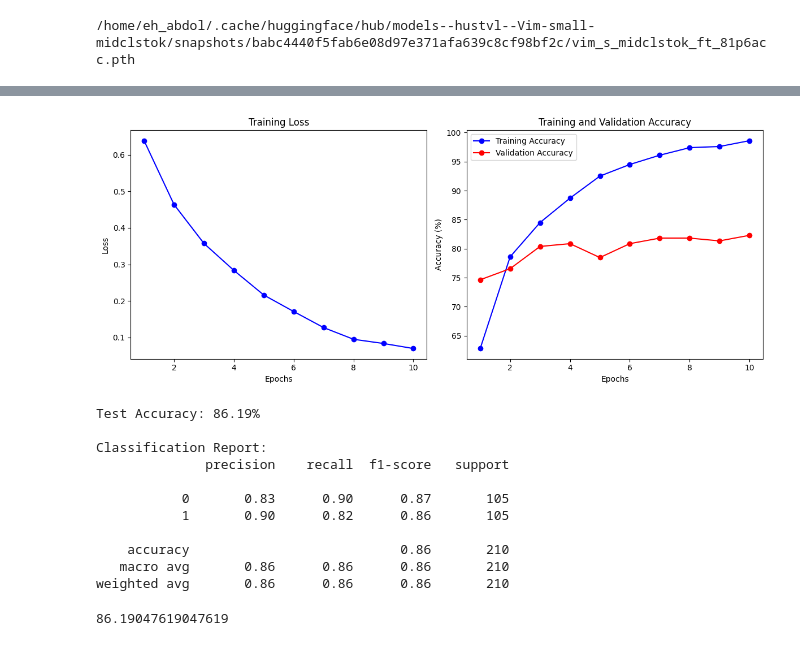
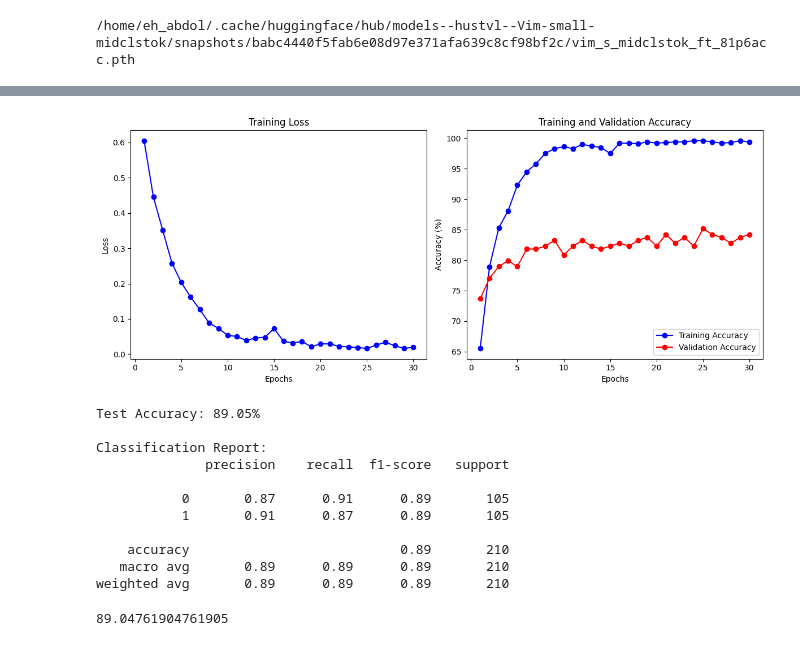
Before and after one commit to eaca89/Vim-Fine-Tuned, a Jupyter notebook: fine-tune.ipynb, the cells around one changed output, grey strips where cells are left out. Cells and saved outputs as stored; diff of their text form; code cells hidden in the pictures.

```diff
--- a/fine-tune.ipynb
+++ b/fine-tune.ipynb
@@ -343,5 +344,5 @@ def plot_training_curves(train_losses, train_accs, val_accs):
 
 # Fine-tune the model
 train_model(model, train_loader, validation_loader,
-            criterion, optimizer, num_epochs=10)
+            criterion, optimizer, num_epochs=30)
 # %% [output]
@@ -358,5 +365,5 @@ Epoch [10/10], Loss: 0.0699, Train Accuracy: 98.60%, Validation Accuracy: 82.30%
 Finished Training
-[figure, old version]
+[figure, new version]
 # %%
 from sklearn.metrics import classification_report
 
@@ -396,15 +403,15 @@ def test_model(model, test_loader, device='cuda'):
 # Test the model
 test_model(model, test_loader)  # Assuming 10 classes
 # %% [output]
-Test Accuracy: 86.19%
+Test Accuracy: 89.05%
 
 Classification Report:
               precision    recall  f1-score   support
 
-           0       0.83      0.90      0.87       105
-           1       0.90      0.82      0.86       105
+           0       0.87      0.91      0.89       105
+           1       0.91      0.87      0.89       105
 
-    accuracy                           0.86       210
-   macro avg       0.86      0.86      0.86       210
-weighted avg       0.86      0.86      0.86       210
+    accuracy                           0.89       210
+   macro avg       0.89      0.89      0.89       210
+weighted avg       0.89      0.89      0.89       210
-86.19047619047619
+89.04761904761905
```
Also changed, not shown: parts of 2 cells of this notebook, 2 other files.
